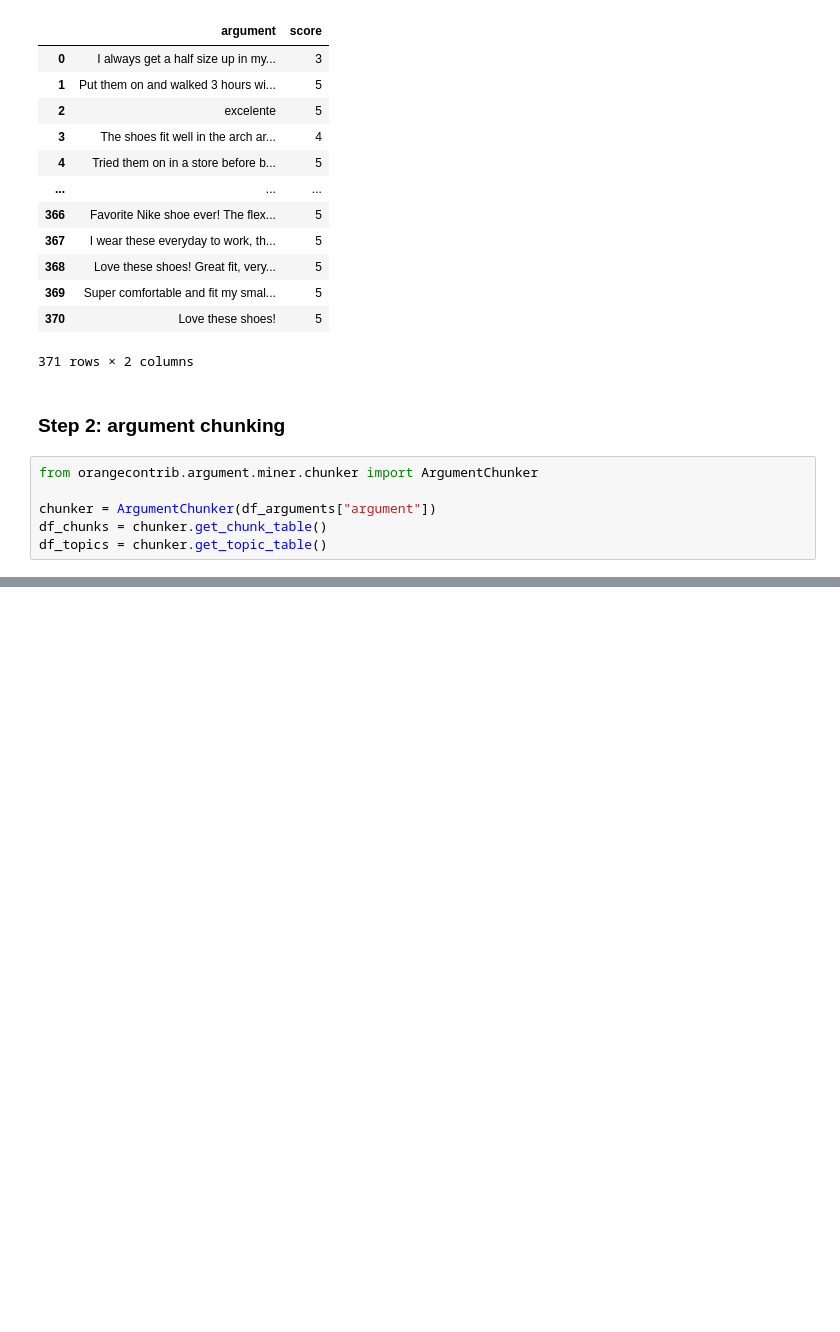
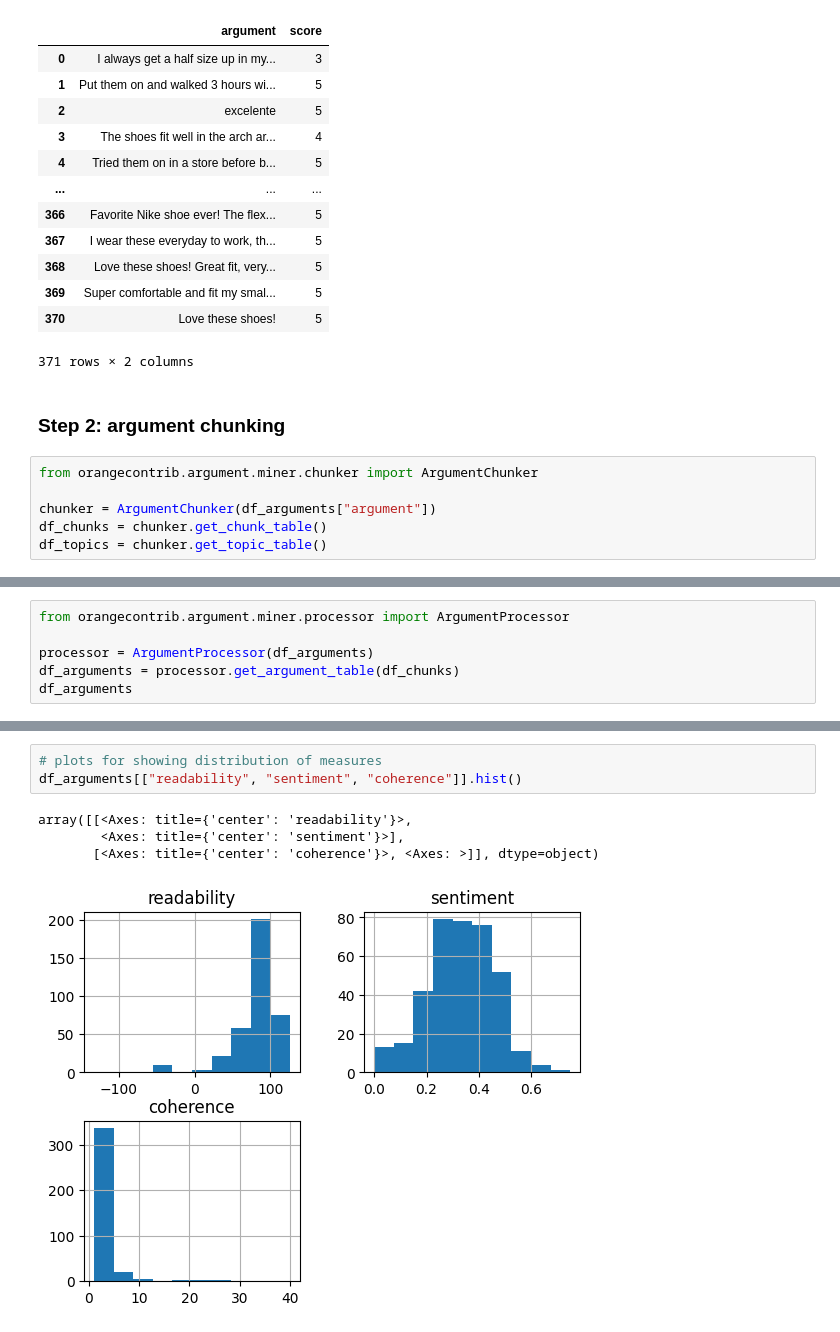
Before and after one commit to EyeofBeholder-NLeSC/orange3-argument, a Jupyter notebook: notebooks/tutorial.ipynb, the cells around one changed output, grey strips where cells are left out. Cells and saved outputs as stored; diff of their text form; blank space fills up the shorter version.

Commit message:
Finish implementing the whole class of ArgumentProcessor.

```diff
--- a/notebooks/tutorial.ipynb
+++ b/notebooks/tutorial.ipynb
@@ -91,0 +94,6 @@ df_topics
+# %%
+from orangecontrib.argument.miner.processor import ArgumentProcessor
+
+processor = ArgumentProcessor(df_arguments)
+df_arguments = processor.get_argument_table(df_chunks)
+df_arguments
@@ -91,0 +114,8 @@ df_topics
+# %%
+# plots for showing distribution of measures
+df_arguments[["readability", "sentiment", "coherence"]].hist()
+# %% [output]
+array([[<Axes: title={'center': 'readability'}>,
+        <Axes: title={'center': 'sentiment'}>],
+       [<Axes: title={'center': 'coherence'}>, <Axes: >]], dtype=object)
+[figure, added]
```
Also changed, not shown: parts of 4 cells of this notebook, 1 other file.
